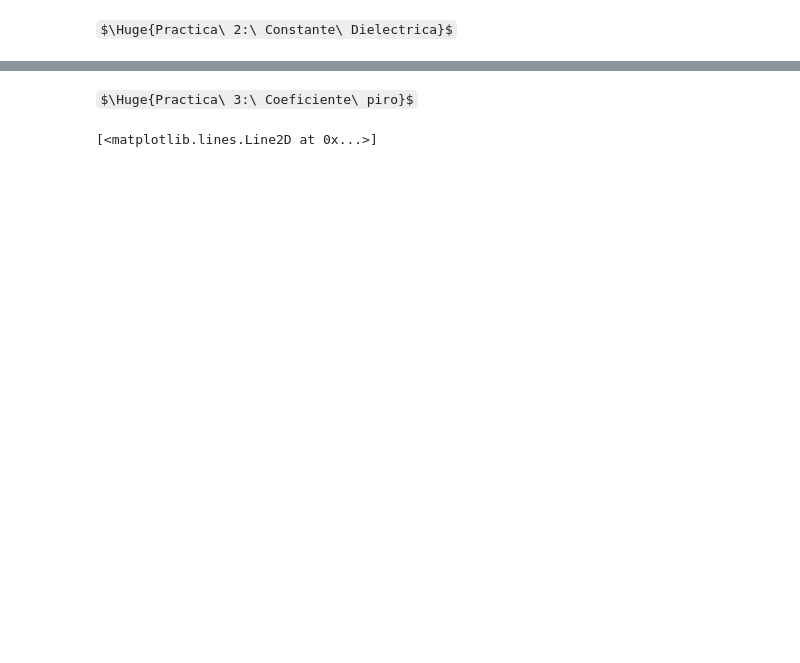
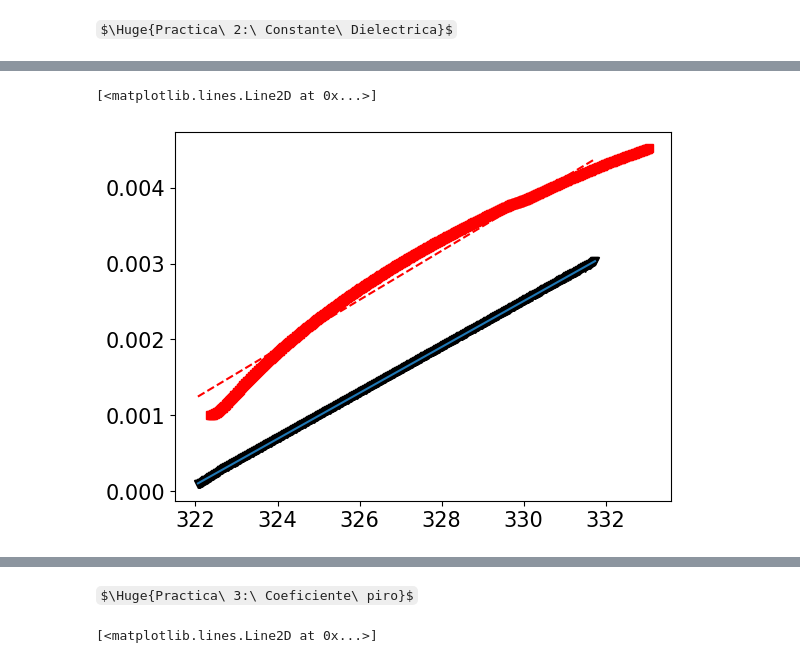
Before and after one commit to albertopeinador/termicas, a Jupyter notebook: lab_termo.ipynb, the cells around one changed output, grey strips where cells are left out. Cells and saved outputs as stored; diff of their text form; code cells hidden in the pictures; some formulas as TeX source; blank space fills up the shorter version.

```diff
--- a/lab_termo.ipynb
+++ b/lab_termo.ipynb
@@ -206,0 +222,20 @@ ax1.plot(C_LATGS[0].loc[:], e_LATGS.loc[:], 'r--')
+# %%
+#   Ley Curie-Weiss
+
+par_cw, cov_cw = curve_fit(r, C_TGS[0].iloc[e_TGS.idxmax():], 1. / e_TGS.iloc[e_TGS.idxmax():])
+LApar_cw, LAcov_cw = curve_fit(r, C_LATGS[0].iloc[e_LATGS.idxmax():], 1. / e_LATGS.iloc[e_LATGS.idxmax():])
+
+x = np.linspace(C_TGS[0].iloc[e_TGS.idxmax()], C_TGS[0].max(), 200)
+y = r(x, par_cw[0], par_cw[1])
+LAy = r(x, LApar_cw[0], LApar_cw[1])
+
+fig = plt.figure()
+ax = fig.subplots()
+
+ax.plot(C_TGS[0].iloc[e_TGS.idxmax():], 1. / e_TGS.iloc[e_TGS.idxmax():], 'kv')
+ax.plot(x, y)
+ax.plot(C_LATGS[0].iloc[e_LATGS.idxmax():], 1. / e_LATGS.iloc[e_LATGS.idxmax():], 'rs')
+ax.plot(x, LAy, 'r--')
+# %% [output]
+[<matplotlib.lines.Line2D at 0x...>]
+[figure, added]
```
Also changed, not shown: parts of 8 cells of this notebook, 10 other files.
